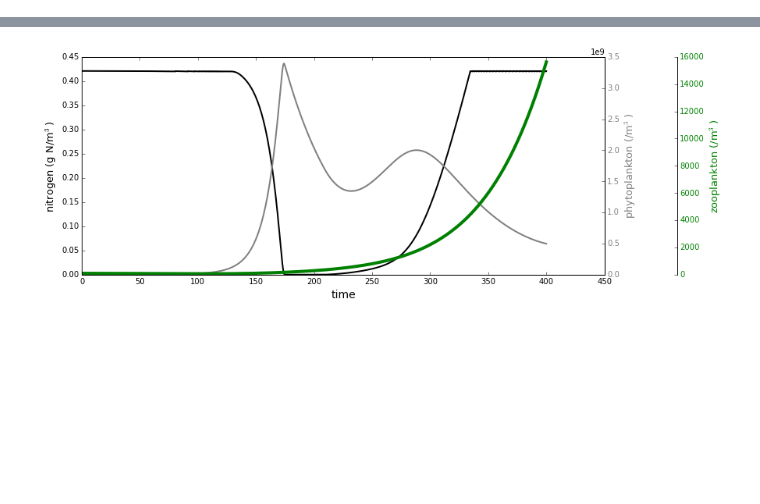
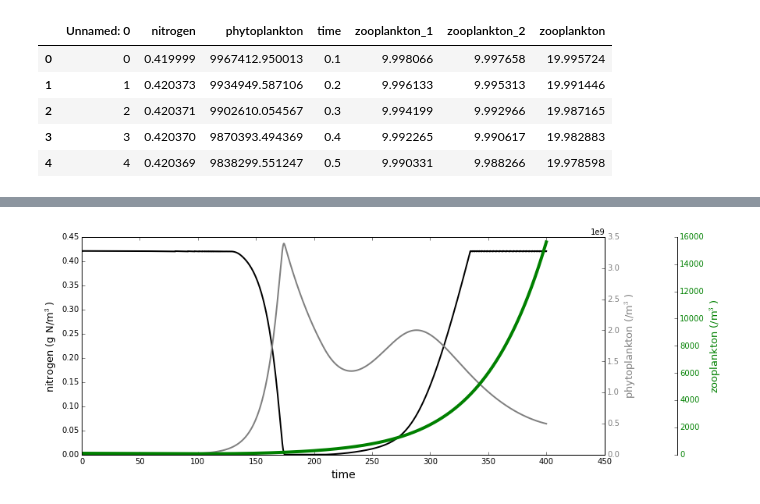
Before and after one commit to kwfawkes/Keystone, a Jupyter notebook: npz_model_development_jan.ipynb, the cells around one changed output, grey strips where cells are left out. Saved outputs shown, nothing was run; the diff lists cells and outputs as text; code cells hidden in the pictures; blank space fills up the shorter version.

```diff
--- a/npz_model_development_jan.ipynb
+++ b/npz_model_development_jan.ipynb
@@ -118,3 +132,13 @@ npz_model.head()
+# %%
+npz_model['zooplankton'] = npz_model['zooplankton_1']+npz_model['zooplankton_2']
+npz_model.head()
+# %% [output]
+|  | Unnamed: 0 | nitrogen | phytoplankton | time | zooplankton_1 | zooplankton_2 | zooplankton |
+| 0 | 0 | 0.419999 | 9967412.950013 | 0.1 | 9.998066 | 9.997658 | 19.995724 |
+| 1 | 1 | 0.420373 | 9934949.587106 | 0.2 | 9.996133 | 9.995313 | 19.991446 |
+| 2 | 2 | 0.420371 | 9902610.054567 | 0.3 | 9.994199 | 9.992966 | 19.987165 |
+| 3 | 3 | 0.420370 | 9870393.494369 | 0.4 | 9.992265 | 9.990617 | 19.982883 |
+| 4 | 4 | 0.420369 | 9838299.551247 | 0.5 | 9.990331 | 9.988266 | 19.978598 |
 # %%
 fig = plt.figure(figsize=(12, 5))
 
```
Also changed, not shown: parts of 4 cells of this notebook.
